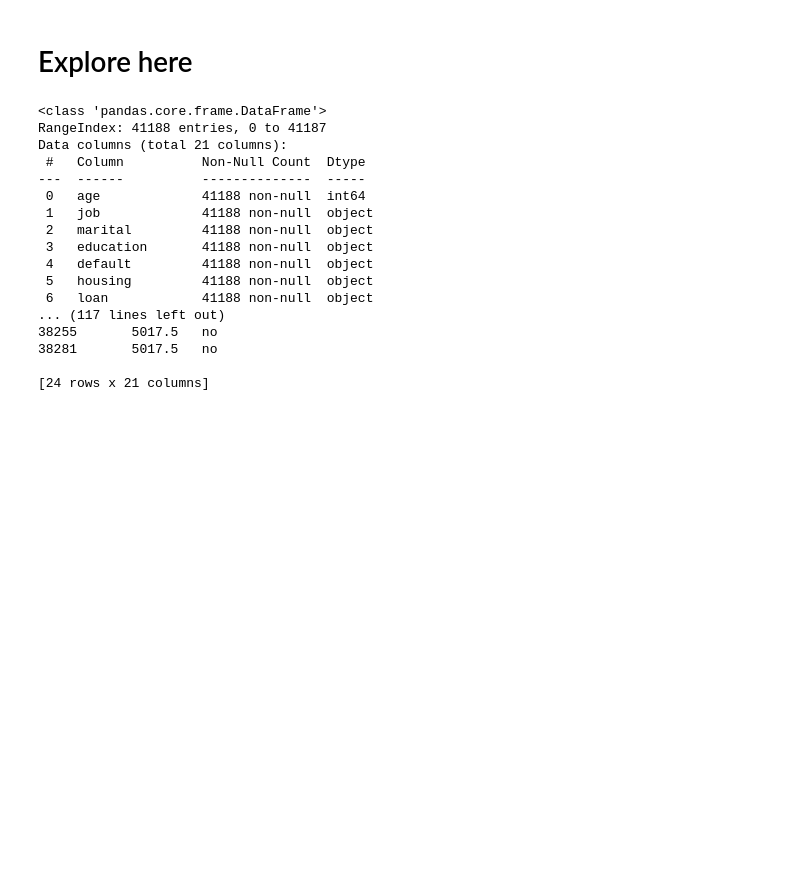
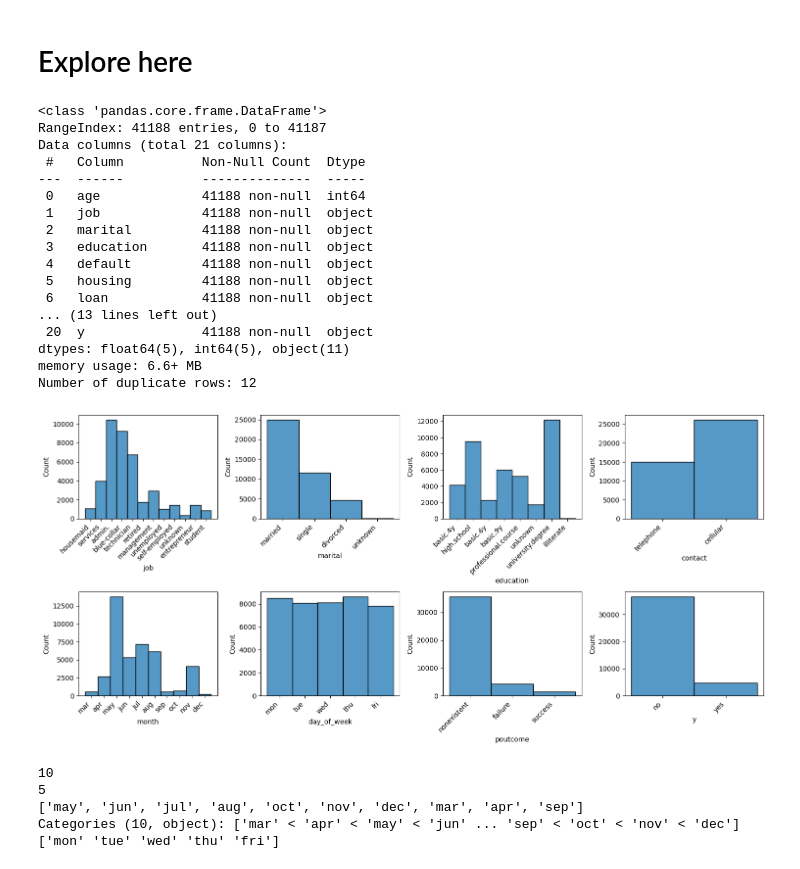
Before and after one commit to 4GeeksAcademy/ginotomasd-ml-project-logisticalregression, a Jupyter notebook: src/explore.ipynb, the cells around one changed output. Saved outputs shown, nothing was run; the diff lists cells and outputs as text; code cells hidden in the pictures; blank space fills up the shorter version.

```diff
--- a/src/explore.ipynb
+++ b/src/explore.ipynb
@@ -4,6 +4,8 @@
 # Your code here
 
 import pandas as pd
+import matplotlib.pyplot as plt
+import seaborn as sns
 
 # Add data to variable 'total data'
 total_data = pd.read_csv('https://raw.githubusercontent.com/4GeeksAcademy/logistic-regression-project-tutorial/main/bank-marketing-campaign-data.csv', delimiter=';')
@@ -13,36 +15,79 @@ total_data.to_csv('/workspaces/ginotomasd-ml-project-logisticalregression/data/r
 
 # Check for columns and rows
 total_data.shape
 
 # Check values inside
 total_data.info()
 
 # We can see that only 1 column contains all the rows, and we fixed that by adding delimiters to our 'total_data' variable.
     # Now each variable is stored in an individual column, and we are able to check for nulls
         # We do not find any nulls, all columns contain the same number of rows.
             # We discard the possibility of duplicates
 
 duplicates = total_data.duplicated()
 print(f"Number of duplicate rows: {duplicates.sum()}")
 
 total_data[duplicates]
 
-# After checking duplicates, we discover they are not duplicates, as they contain different IDs but arent shown because of the way the data is structured. There is no ID column.
+# After checking duplicates, we discover they are not duplicates, as they contain different IDs but arent shown because, of the way the data is structured, there is no ID column.
+
+# Next step we drop all the data that isn't useful: 'default', 'loan', 'housing', 'duration'
+
+filtered_data = total_data.drop(['default', 'loan', 'housing', 'duration' ], axis=1, inplace=True)
+
+# Analysis of categorical - numerical data
+
+# Categorical data: 'job', 'marital', 'education', 'contact','month', 'day_of_week', 'poutcome', 'y'
+
+fig, axis = plt.subplots(2, 4, figsize=(15,7))
+
+custom_month_order = ['mar', 'apr', 'may', 'jun', 'jul', 'aug', 'sep', 'oct', 'nov', 'dec']
+total_data['month'] = pd.Categorical(total_data['month'], categories=custom_month_order, ordered=True)
+
+sns.histplot(ax = axis[0,0], data = total_data, x = "job")
+sns.histplot(ax = axis[0,1], data = total_data, x = "marital")
+sns.histplot(ax = axis[0,2], data = total_data, x = "education")
+sns.histplot(ax = axis[0,3], data = total_data, x = "contact")
+sns.histplot(ax = axis[1,0], data = total_data, x = "month")
+sns.histplot(ax = axis[1,1], data = total_data, x = "day_of_week")
+sns.histplot(ax = axis[1,2], data = total_data, x = "poutcome")
+sns.histplot(ax = axis[1,3], data = total_data, x = "y")
+
+for ax in axis.flat:
+    plt.setp(ax.get_xticklabels(), rotation=45, ha='right')
+
+plt.tight_layout()
+plt.show()
+
+# As we visualize the data, we can make some observations:
+    # 'job': The most popular jobs are 'Blue Collar', 'Administrative' and 'Technicians'
+    # 'marital': As of marital status, there are more single than divorced potential clients, and married clients are the majority.
+    # 'education': The majority of potential clients have a university degree, and the second most popular category is high school education, comprising almost 50% of the data.
+    # 'contact': There was almost 66% more contact by cellular phone than telephone
+    # 'month': We can see that May has the most registered calls, which the next month declined and remained halved until August, when they completely dropped. In November, before Christmas peaked again, but dropped soon after the next month.
+    # 'day of week': Mondays and Thursdays have the most amount of calls, while Friday had the least amount, although not by much.
+    # 'poutcome': We can see that most people weren't reached by any previous campaigns, but for those who did, the overwhelming majority was a failure.
 # %% [output]
 <class 'pandas.core.frame.DataFrame'>
 RangeIndex: 41188 entries, 0 to 41187
 Data columns (total 21 columns):
  #   Column          Non-Null Count  Dtype
 ---  ------          --------------  -----
  0   age             41188 non-null  int64
  1   job             41188 non-null  object
  2   marital         41188 non-null  object
  3   education       41188 non-null  object
  4   default         41188 non-null  object
  5   housing         41188 non-null  object
  6   loan            41188 non-null  object
-... (117 lines left out)
-38255       5017.5   no
-38281       5017.5   no
-
-[24 rows x 21 columns]
+... (13 lines left out)
+ 20  y               41188 non-null  object
+dtypes: float64(5), int64(5), object(11)
+memory usage: 6.6+ MB
+Number of duplicate rows: 12
+[figure, added]
+10
+5
+['may', 'jun', 'jul', 'aug', 'oct', 'nov', 'dec', 'mar', 'apr', 'sep']
+Categories (10, object): ['mar' < 'apr' < 'may' < 'jun' ... 'sep' < 'oct' < 'nov' < 'dec']
+['mon' 'tue' 'wed' 'thu' 'fri']
```
